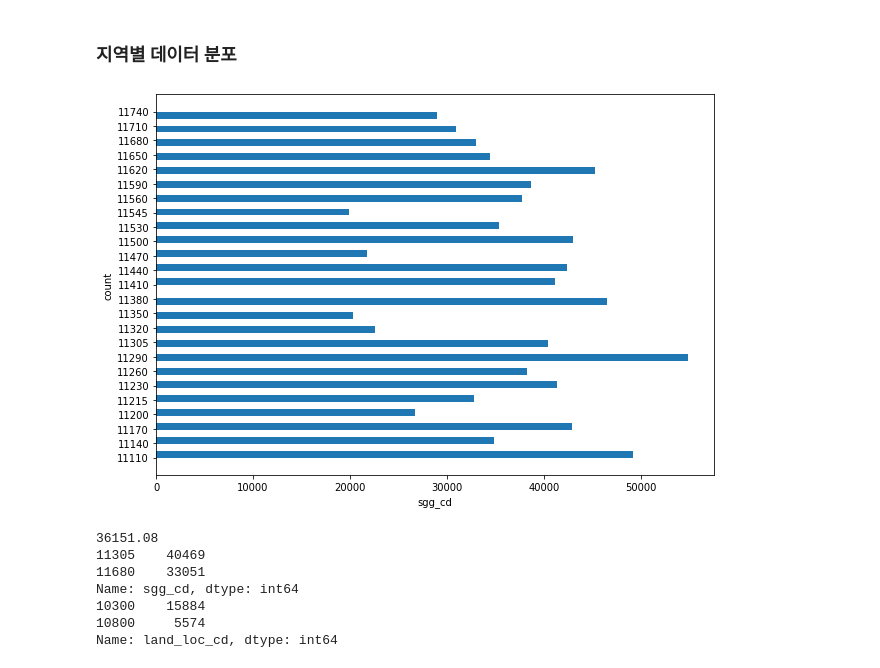
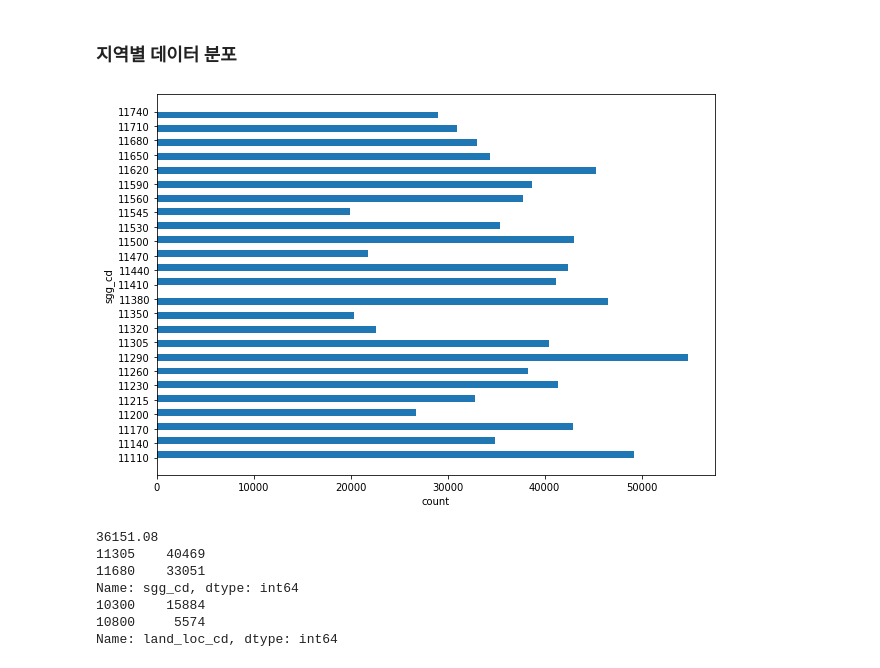
Before and after one commit to Bob-Cheol/bobtory, a Jupyter notebook: study/HongongMachine/2nd_study/2-3. 데이터 확인하기.ipynb, the cells around one changed output. Drawn from its saved outputs; the diff is of its cells as text; code cells hidden in the pictures.

```diff
--- a/study/HongongMachine/2nd_study/2-3. 데이터 확인하기.ipynb
+++ b/study/HongongMachine/2nd_study/2-3. 데이터 확인하기.ipynb
@@ -148,17 +148,17 @@ Deprecated in NumPy 1.20; for more details and guidance: https://numpy.org/devdo
 # %%
 import matplotlib.pyplot as plt
 
 plt.figure(figsize=(10,7))
 plt.hist(
   lpp_dt.sgg_cd,
   bins=50,
   orientation='horizontal'
 )
-plt.xlabel('sgg_cd')
-plt.ylabel('count')
+plt.xlabel('count')
+plt.ylabel('sgg_cd')
 plt.show()
 # %% [output]
-[figure, old version]
+[figure, new version]
 # %%
 print(lpp_dt.sgg_cd.value_counts().mean())
 print(lpp_dt.sgg_cd[(lpp_dt.sgg_cd=='11680') | (lpp_dt.sgg_cd=='11305')].value_counts())
```
Also changed, not shown: parts of 1 cell of this notebook, 1 other file.
